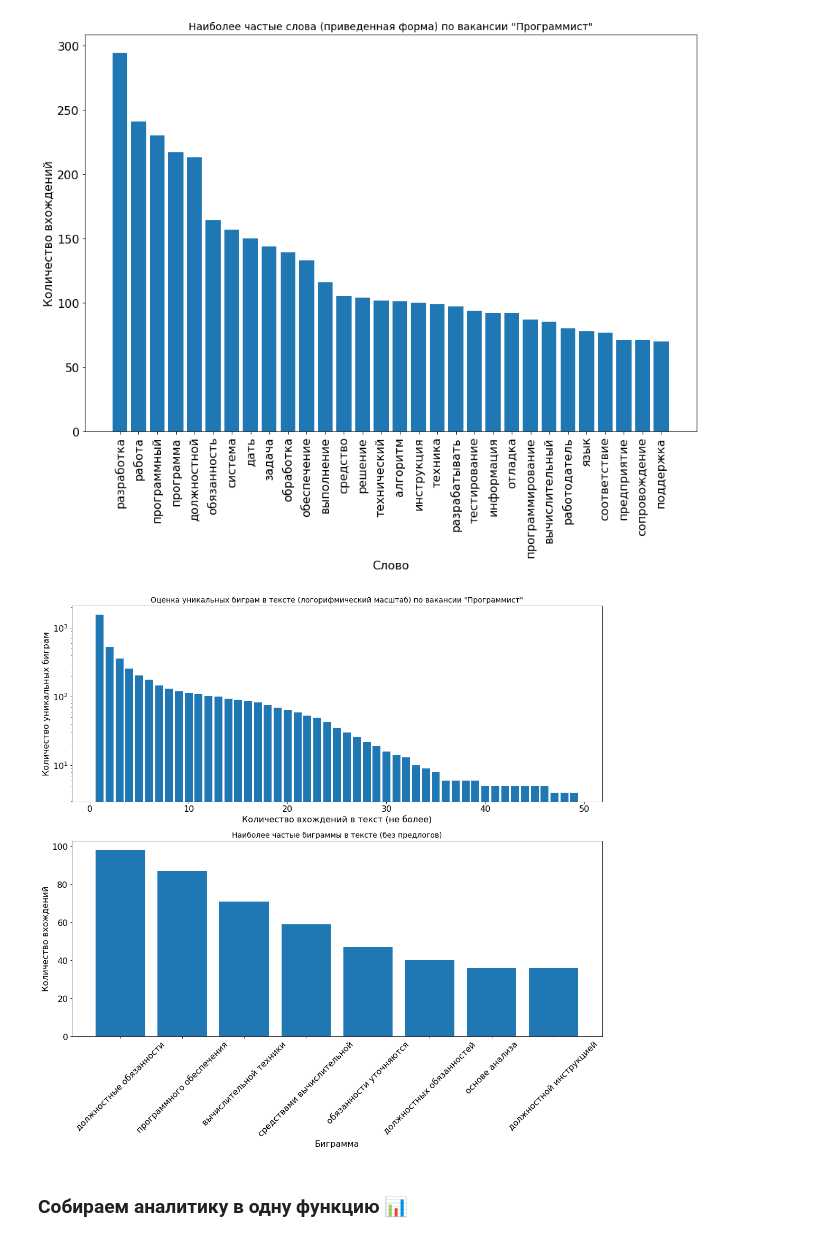
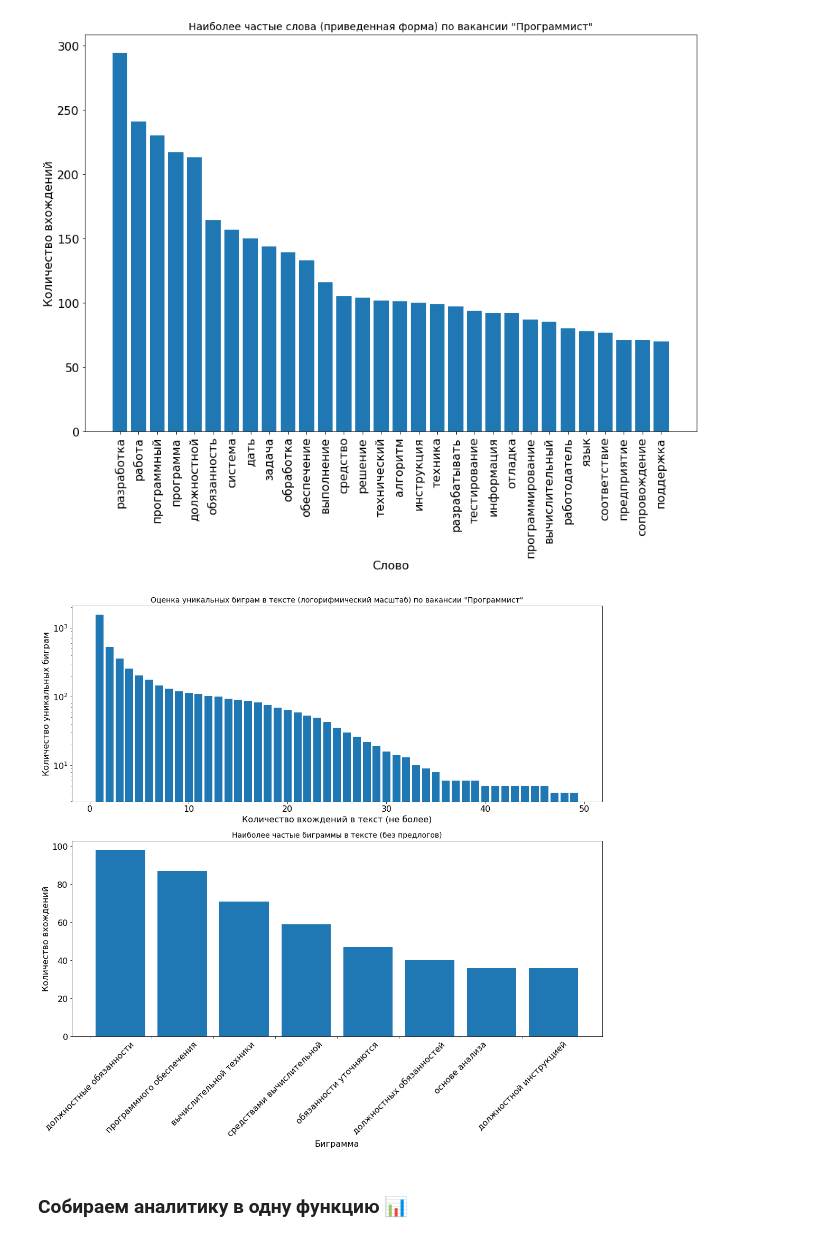
Before and after one commit to melchugin/choiceapp.deaflizards.ru, a Jupyter notebook: research/Sentiment.ipynb, the cells around one changed output. Cells and saved outputs as stored; diff of their text form; code cells hidden in the pictures.

```diff
--- a/research/Sentiment.ipynb
+++ b/research/Sentiment.ipynb
@@ -403,25 +419,25 @@ fig.show()
 # %%
 bigram_freq = take_bigrams(token_data, 35)
 pl_bigram = pd.DataFrame({"x" : [x[0][0] + " " + x[0][1] for x in bigram_freq], "y" : [x[1] for x in bigram_freq]})
 pl_bigram = pl_bigram.sort_values(by=['y'], ascending=False)
 
 fig, ax = plt.subplots(2, 1, figsize=(18,15))
 ax[0].bar([x for x in range(1,50)], bg_num)
 ax[0].set_xlabel("Количество вхождений в текст (не более)")
 ax[0].set_ylabel("Количество уникальных биграм")
 ax[0].set_title("Оценка уникальных биграм в тексте (логорифмический масштаб) по вакансии \"Программист\"")
 ax[0].set_yscale('log')
 
 ax[1].bar(pl_bigram.x.values, pl_bigram.y.values)
-ax[1].set_xticks(np.arange(len(pl_bigram)))
+ax[1].set_xticks(np.arange(len(pl_bigram)) - 0.5)
 ax[1].set_xticklabels([str(x) for x in pl.x.values], rotation=45)
 ax[1].set_xlabel("Биграмма")
 ax[1].set_ylabel("Количество вхождений")
 ax[1].set_title("Наиболее частые биграммы в тексте (без предлогов)")
 fig.show()
 plt.savefig("graphs/bigrams.png", dpi=200,  bbox_inches = 'tight')
 # %% [output]
-[figure, old version]
+[figure, new version]
 # %% [markdown]
 ### Собираем аналитику в одну функцию 📊
 # %%
```
Also changed, not shown: parts of 18 cells of this notebook, 3 other files.
